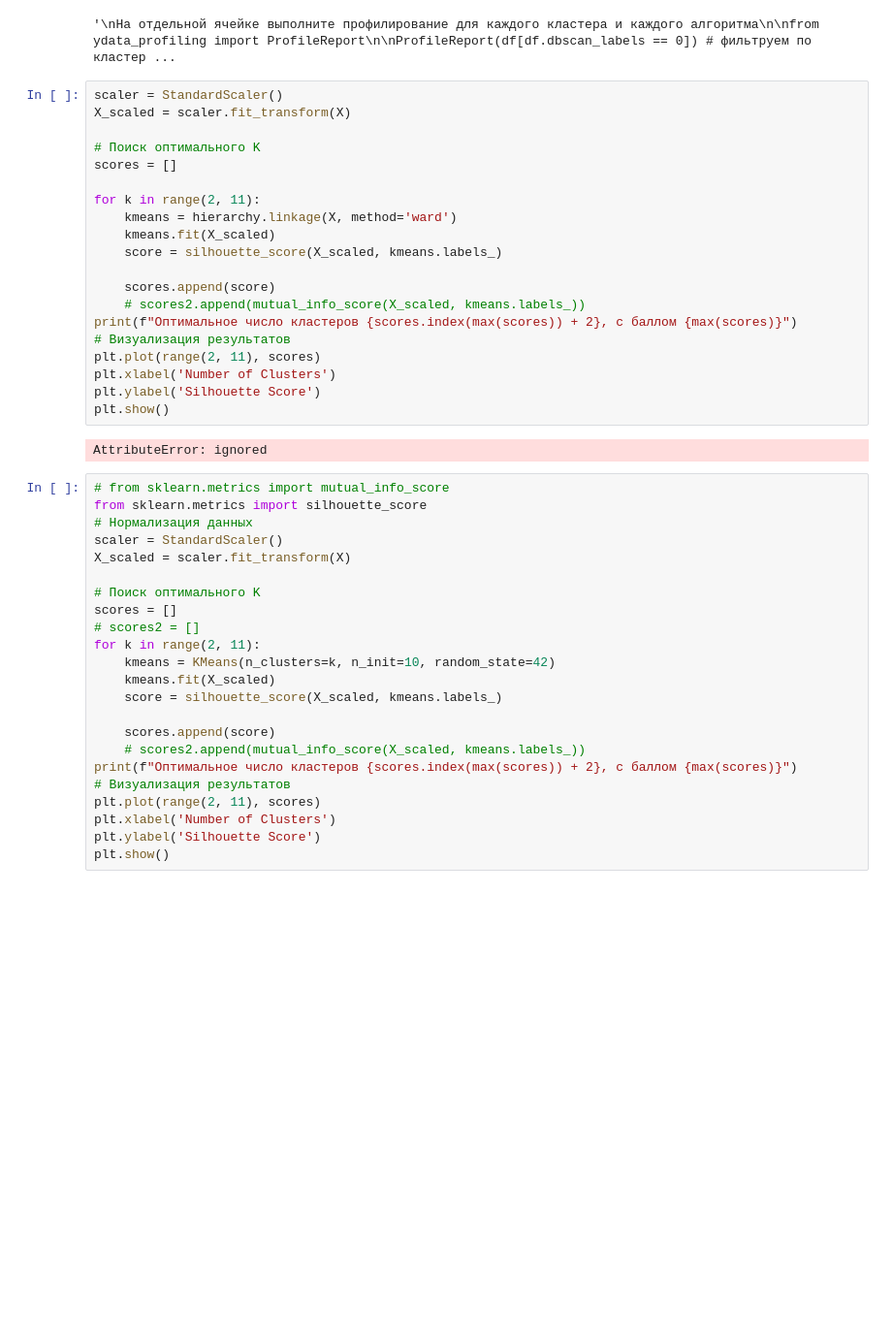
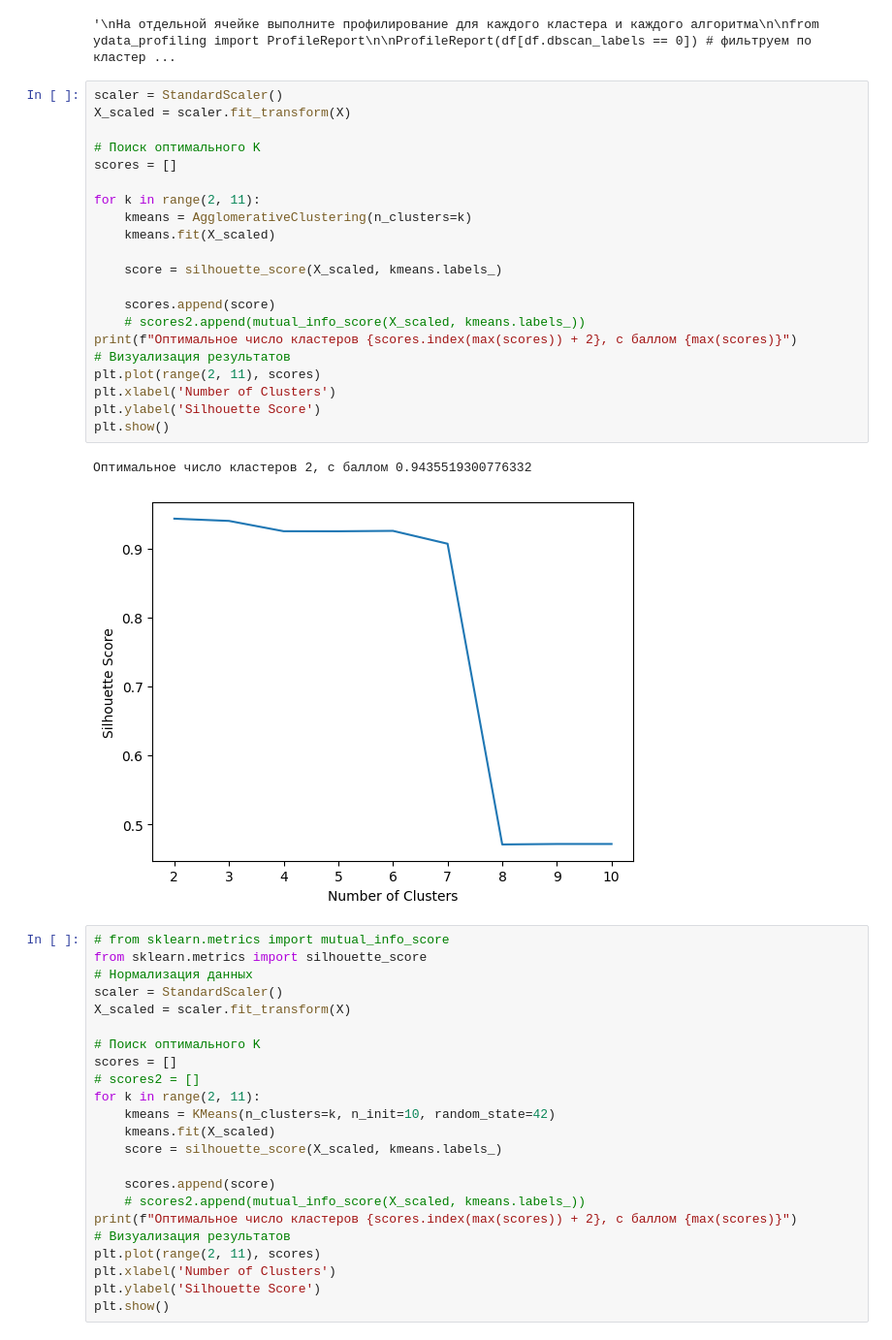
Before and after one commit to fluffymouses/fluffymouses, a Jupyter notebook: lab4/Задание_4.ipynb, the cells around one changed output. Shown: that part at 97% size. Drawn from its saved outputs; the diff is of its cells as text; blank space fills up the shorter version.

```diff
--- a/lab4/Задание_4.ipynb
+++ b/lab4/Задание_4.ipynb
@@ -436,25 +433,27 @@ ProfileReport(df[df.dbscan_labels == 0]) # фильтруем по класте
 # %%
 scaler = StandardScaler()
 X_scaled = scaler.fit_transform(X)
 
 # Поиск оптимального K
 scores = []
 
 for k in range(2, 11):
-    kmeans = hierarchy.linkage(X, method='ward')
+    kmeans = AgglomerativeClustering(n_clusters=k)
     kmeans.fit(X_scaled)
+
     score = silhouette_score(X_scaled, kmeans.labels_)
 
     scores.append(score)
     # scores2.append(mutual_info_score(X_scaled, kmeans.labels_))
 print(f"Оптимальное число кластеров {scores.index(max(scores)) + 2}, с баллом {max(scores)}")
 # Визуализация результатов
 plt.plot(range(2, 11), scores)
 plt.xlabel('Number of Clusters')
 plt.ylabel('Silhouette Score')
 plt.show()
 # %% [output]
-AttributeError: ignored
+Оптимальное число кластеров 2, с баллом 0.9435519300776332
+[figure, added]
 # %%
 # from sklearn.metrics import mutual_info_score
 from sklearn.metrics import silhouette_score
```
Also changed, not shown: parts of 1 cell of this notebook.
